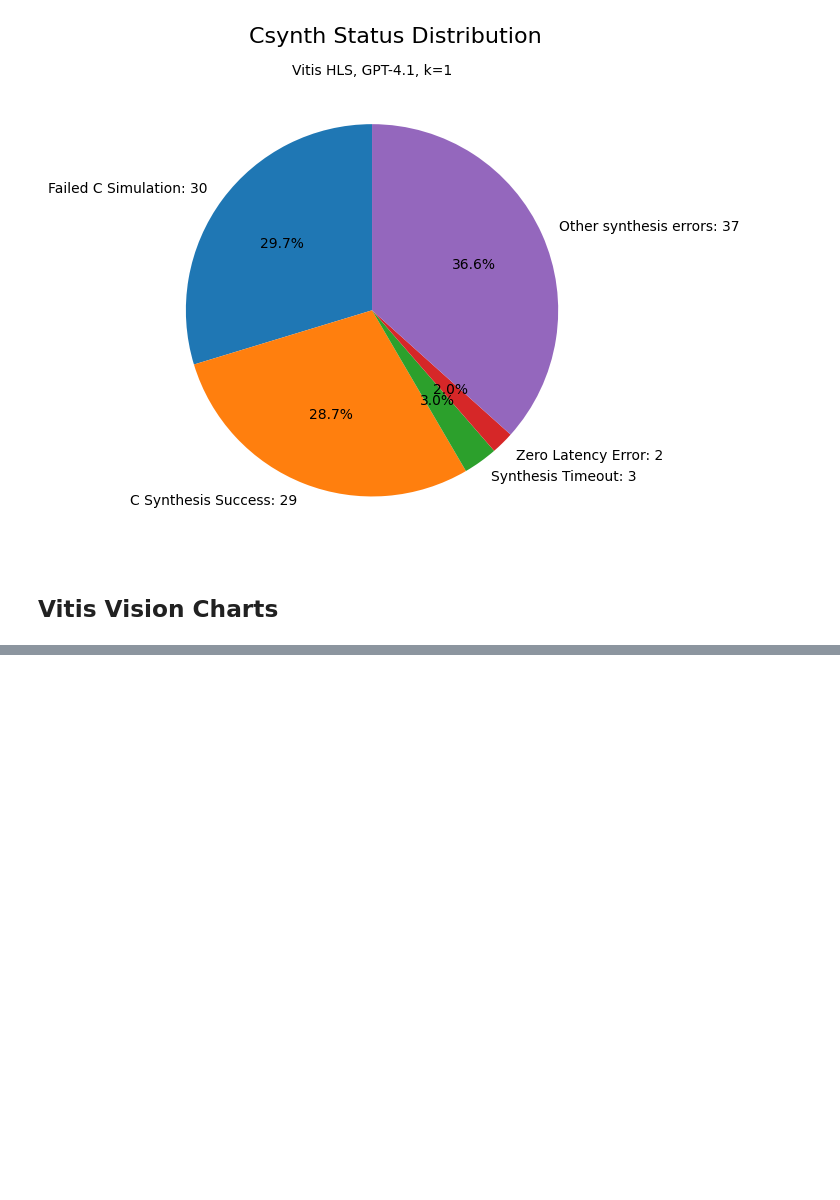
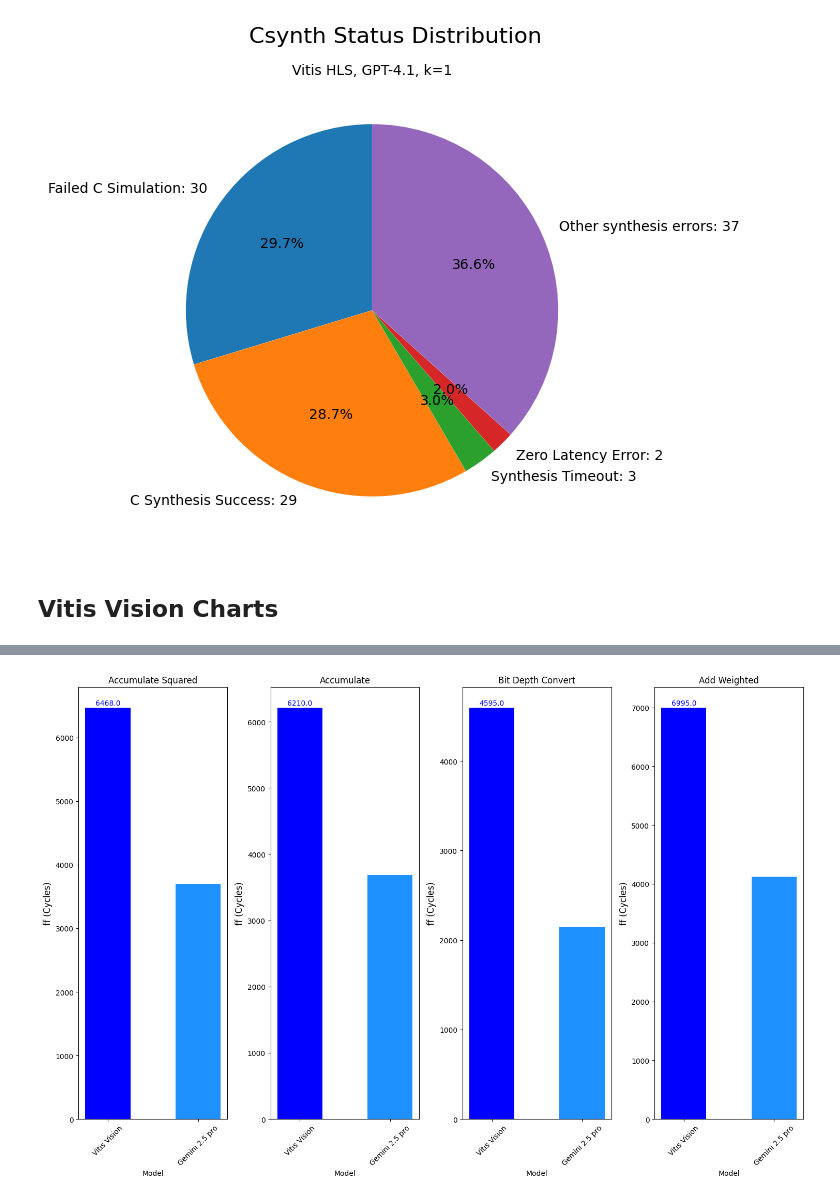
Before and after one commit to byuccl/HLS-FAB, a Jupyter notebook: results/data_analysis/data_analysis_vitis.ipynb, the cells around one changed output, grey strips where cells are left out. Cells and saved outputs as stored; diff of their text form; code cells hidden in the pictures; blank space fills up the shorter version.

```diff
--- a/results/data_analysis/data_analysis_vitis.ipynb
+++ b/results/data_analysis/data_analysis_vitis.ipynb
@@ -1461,0 +1556,88 @@ plt.show()
+# %%
+# FF Graphs Vitis Vision
+
+
+fig, ax = plt.subplots(1, 4,  figsize=(15,10))
+
+vitis_gemini = ["Vitis Vision", "Gemini 2.5 pro"]
+print(ff_cols)
+ff_cols = [col for col in ff_cols if "vitis" in col or 'gemini' in col or 'kernel' in col]
+print(ff_cols)
+#Accumulate Squared subplot
+df_accumulate_squared = df[df["kernel"]=="accumulate_squared_opencv"].iloc[0]
+df_ff_accummulate_sqr = df_accumulate_squared[ff_cols]
+y_values = df_ff_accummulate_sqr.drop("kernel").fillna(1)
+ax[0].bar(vitis_gemini, y_values, width=0.5, color=colors, label='Accumulate Squared')
+for y, value in enumerate(y_values):
+    print(value)
+    ax[0].annotate(f"{value}",
+                    (models[y], value),
+                    textcoords="offset points",
+                    xytext=(0, 4),
+                    ha='center',
+                    color=colors[y])
+
+
+#Accumulate Subplot
+df_accumulate = df[df["kernel"]=="accumulate_opencv"].iloc[0]
+df_accumulate_ff = df_accumulate[ff_cols]
+y_values = df_accumulate_ff.drop("kernel").fillna(1)
+ax[1].bar(vitis_gemini, y_values, width=0.5,  color=colors,label='Accumulate')
+for y, value in enumerate(y_values):
+    ax[1].annotate(f"{value}",
+                    (models[y], value),
+                    textcoords="offset points",
+                    xytext=(0, 4),
+                    ha='center',
+                    color=colors[y])
+
+# Bit Depth Subplot
+df_bit_depth_convert = df[df["kernel"]=="bit_depth_convert_opencv"].iloc[0]
+df_bit_depth_convert_ff = df_bit_depth_convert[ff_cols]
+y_values = df_bit_depth_convert_ff.drop("kernel").fillna(1)
+ax[2].bar(vitis_gemini, y_values, width=0.5, color=colors, label='Bit Depth Convert')
+for y, value in enumerate(y_values):
+    ax[2].annotate(f"{value}",
+                    (models[y], value),
+                    textcoords="offset points",
+                    xytext=(0, 4),
+                    ha='center',
+                    color=colors[y])
+
+# Add Weighted
+df_add_weighted = df[df["kernel"]=="add_weighted_opencv"].iloc[0]
+df_add_weighted_ff = df_add_weighted[ff_cols]
+y_values = df_add_weighted_ff.drop("kernel").fillna(1)
+ax[3].bar(vitis_gemini, y_values, width=0.5, color=colors, label='Add Weighted')
+for y, value in enumerate(y_values):
+    ax[3].annotate(f"{value}",
+                    (models[y], value),
+                    textcoords="offset points",
+                    xytext=(0, 4),
+                    ha='center',
+                    color=colors[y])
+
+
+
+ax[0].tick_params(axis='x', rotation=45)
+ax[1].tick_params(axis='x', rotation=45)
+ax[2].tick_params(axis='x', rotation=45)
+ax[3].tick_params(axis='x', rotation=45)
+
+
+ax[0].set_xlabel('Model', fontsize=10)
+ax[0].set_ylabel('ff (Cycles)', fontsize=12)
+ax[0].set_title('Accumulate Squared', fontsize=12)
+ax[1].set_xlabel('Model', fontsize=10)
+ax[1].set_ylabel('ff (Cycles)', fontsize=12)
+ax[1].set_title('Accumulate', fontsize=12)
+ax[2].set_xlabel('Model', fontsize=10)
+ax[2].set_ylabel('ff (Cycles)', fontsize=12)
+ax[2].set_title('Bit Depth Convert', fontsize=12)
+ax[3].set_xlabel('Model', fontsize=10)
+ax[3].set_ylabel('ff (Cycles)', fontsize=12)
+ax[3].set_title('Add Weighted', fontsize=12)
+
+plt.tight_layout()
+plt.show()
+# %% [output]
@@ -1461,0 +1648 @@ plt.show()
+[figure, added]
```
Also changed, not shown: parts of 6 cells of this notebook.
